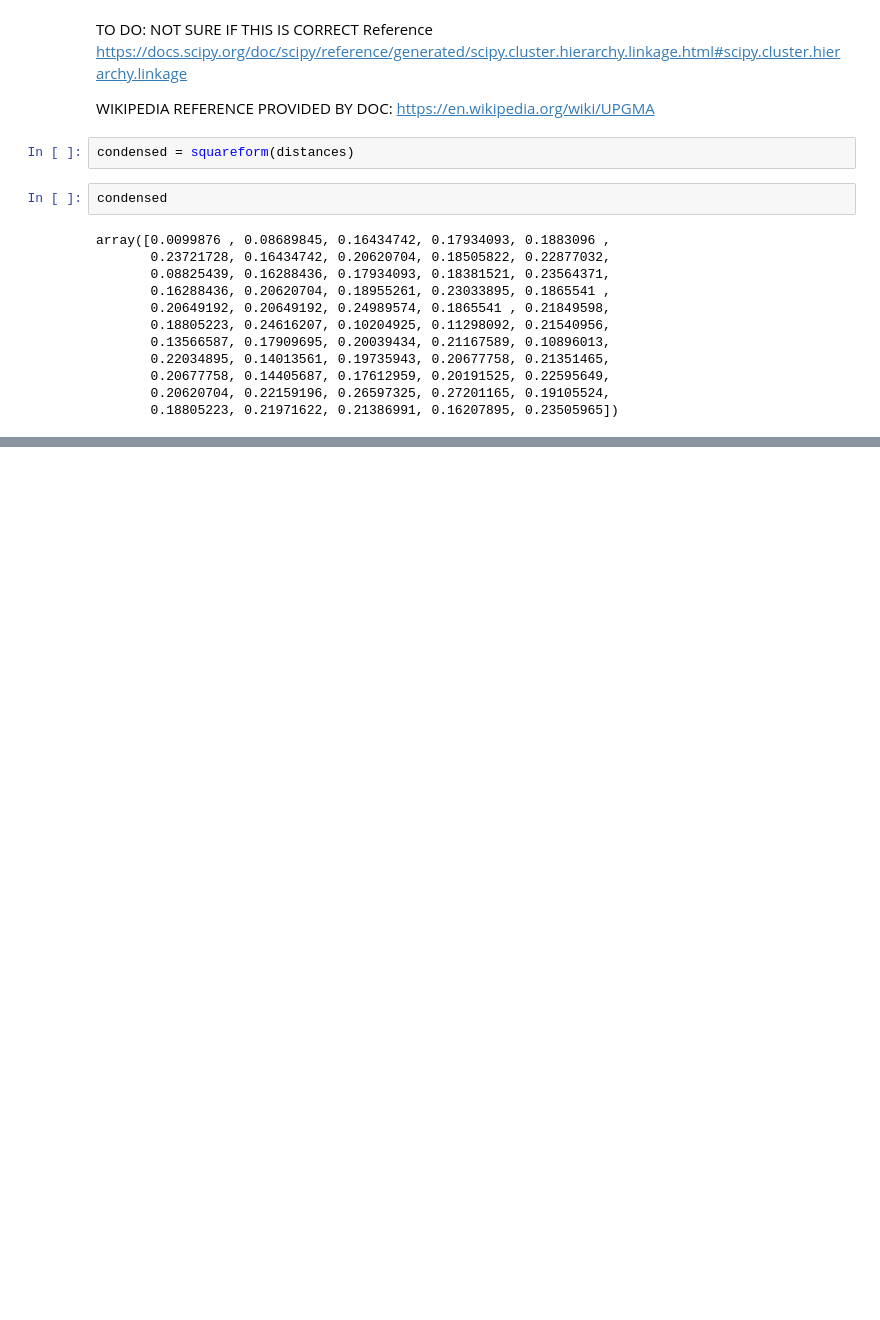
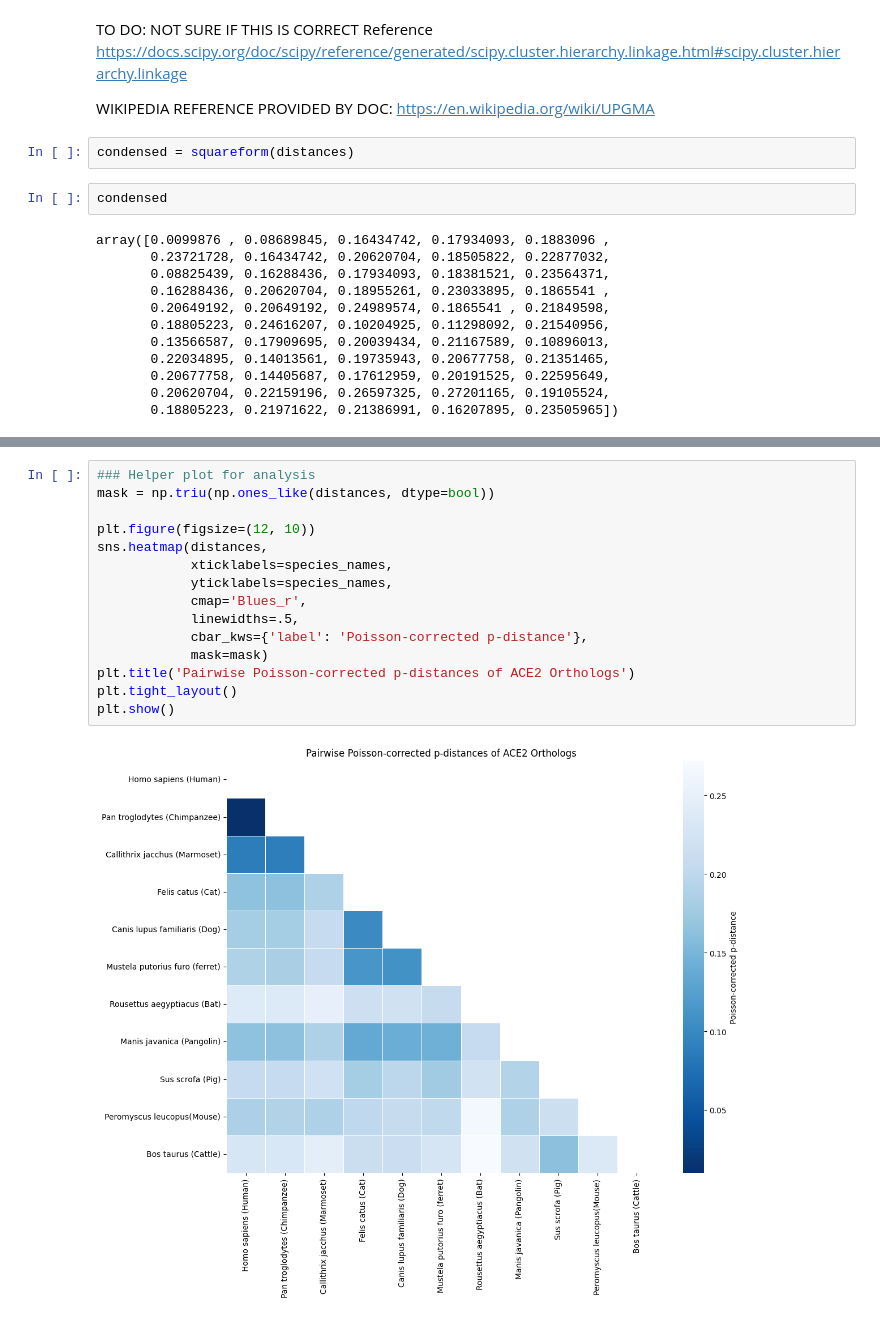
Before and after one commit to JG8203/ace2-alignment, a Jupyter notebook: revised.ipynb, the cells around one changed output, grey strips where cells are left out. Drawn from its saved outputs; the diff is of its cells as text; blank space fills up the shorter version.

```diff
--- a/revised.ipynb
+++ b/revised.ipynb
@@ -566,3 +566,20 @@ plt.tight_layout()
 plt.show()
 # %% [output]
 [figure]
+# %%
+### Helper plot for analysis
+mask = np.triu(np.ones_like(distances, dtype=bool))
+
+plt.figure(figsize=(12, 10))
+sns.heatmap(distances,
+            xticklabels=species_names,
+            yticklabels=species_names,
+            cmap='Blues_r',
+            linewidths=.5,
+            cbar_kws={'label': 'Poisson-corrected p-distance'},
+            mask=mask)
+plt.title('Pairwise Poisson-corrected p-distances of ACE2 Orthologs')
+plt.tight_layout()
+plt.show()
+# %% [output]
+[figure, added]
```
Also changed, not shown: parts of 5 cells of this notebook, 2 other files.
